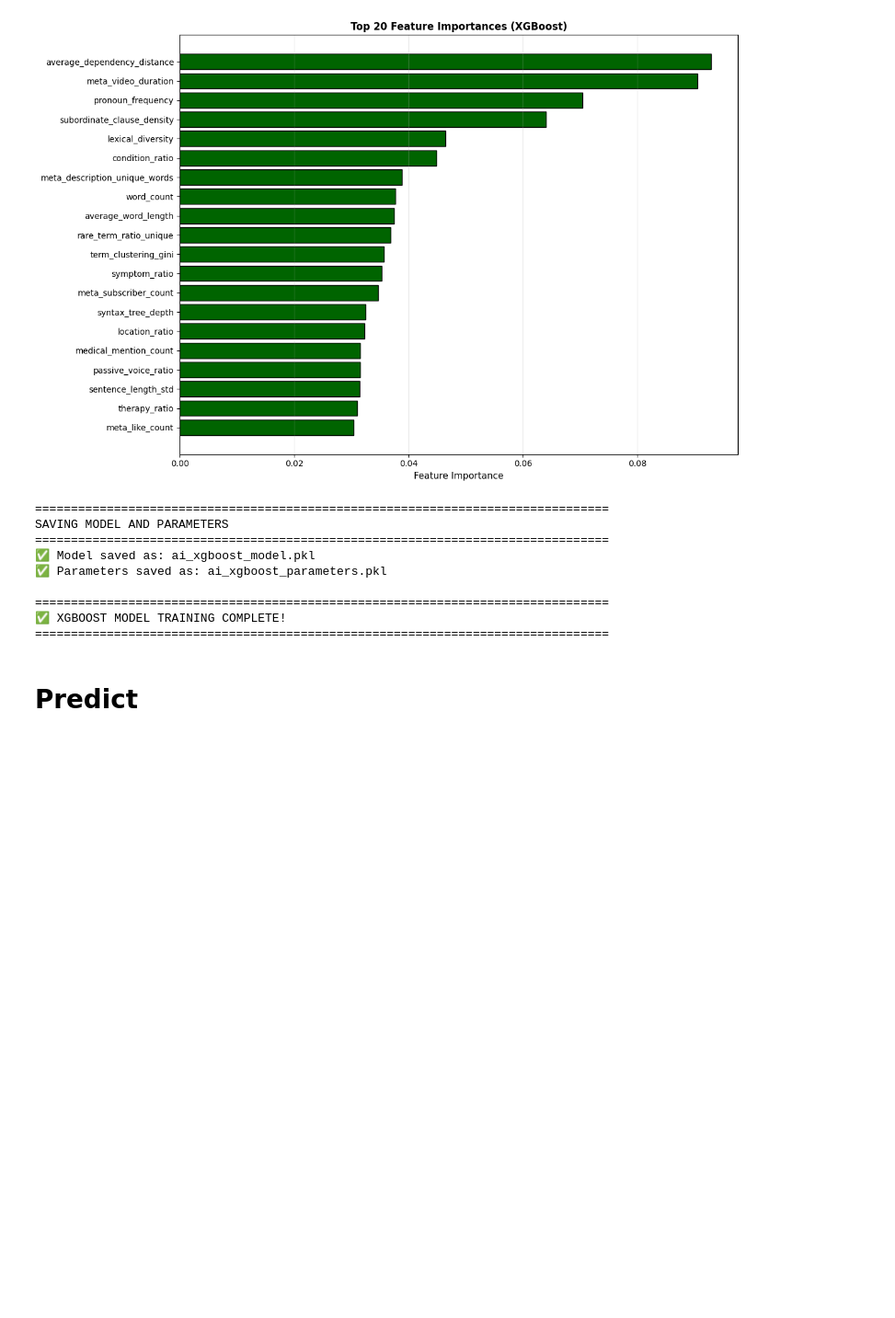
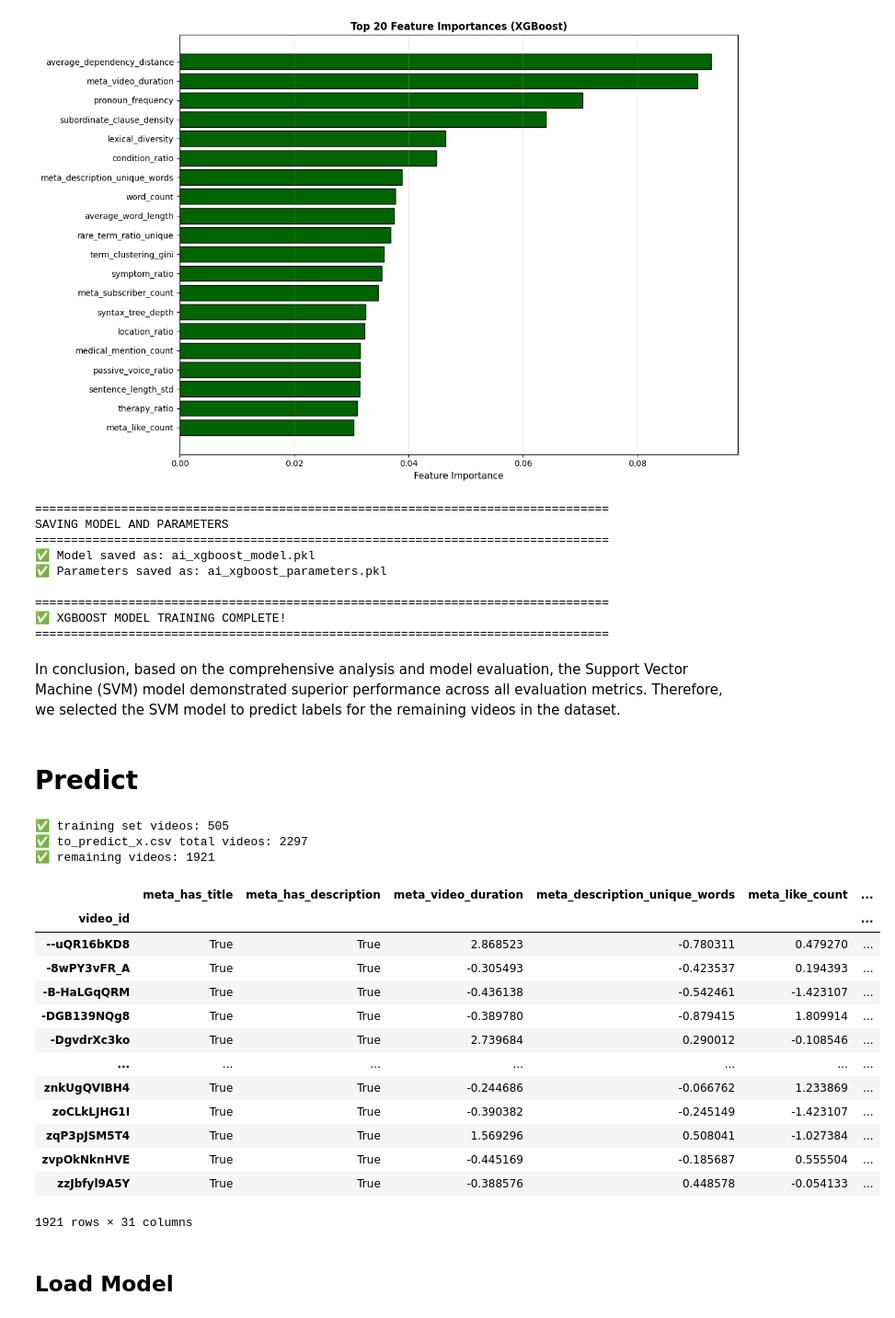
Before and after one commit to JORANnnnnn/Project_Transplant_Video_Recs, a Jupyter notebook: classifier/integrated_features/modelling_AI.ipynb, the cells around one changed output. Shown at 92% size. Saved outputs shown, nothing was run; the diff lists cells and outputs as text; code cells hidden in the pictures; blank space fills up the shorter version.

```diff
--- a/classifier/integrated_features/modelling_AI.ipynb
+++ b/classifier/integrated_features/modelling_AI.ipynb
@@ -2364,5 +2364,43 @@ SAVING MODEL AND PARAMETERS
 ================================================================================
 ✅ XGBOOST MODEL TRAINING COMPLETE!
 ================================================================================
+# %% [markdown]
+In conclusion, based on the comprehensive analysis and model evaluation,
+the Support Vector Machine (SVM) model demonstrated superior performance
+across all evaluation metrics. Therefore, we selected the SVM model to
+predict labels for the remaining videos in the dataset.
 # %% [markdown]
 # Predict
+# %%
+final_train_labels_ai_index = final_train_labels_ai.index
+
+to_predict_df = pd.read_csv('data/to_predict_x.csv').set_index("video_id")
+
+
+remaining_videos = to_predict_df[~to_predict_df.index.isin(final_train_labels_ai_index)]
+
+print(f"✅ training set videos: {len(final_train_labels_ai_index)}")
+print(f"✅ to_predict_x.csv total videos: {len(to_predict_df)}")
+print(f"✅ remaining videos: {len(remaining_videos)}")
+
+remaining_videos
+# %% [output]
+✅ training set videos: 505
+✅ to_predict_x.csv total videos: 2297
+✅ remaining videos: 1921
+|  | meta_has_title | meta_has_description | meta_video_duration | meta_description_unique_words | meta_like_count | ... |
+| video_id |  |  |  |  |  | ... |
+| --uQR16bKD8 | True | True | 2.868523 | -0.780311 | 0.479270 | ... |
+| -8wPY3vFR_A | True | True | -0.305493 | -0.423537 | 0.194393 | ... |
+| -B-HaLGqQRM | True | True | -0.436138 | -0.542461 | -1.423107 | ... |
+| -DGB139NQg8 | True | True | -0.389780 | -0.879415 | 1.809914 | ... |
+| -DgvdrXc3ko | True | True | 2.739684 | 0.290012 | -0.108546 | ... |
+| ... | ... | ... | ... | ... | ... | ... |
+| znkUgQVIBH4 | True | True | -0.244686 | -0.066762 | 1.233869 | ... |
+| zoCLkLJHG1I | True | True | -0.390382 | -0.245149 | -1.423107 | ... |
+| zqP3pJSM5T4 | True | True | 1.569296 | 0.508041 | -1.027384 | ... |
+| zvpOkNknHVE | True | True | -0.445169 | -0.185687 | 0.555504 | ... |
+| zzJbfyl9A5Y | True | True | -0.388576 | 0.448578 | -0.054133 | ... |
+1921 rows × 31 columns
+# %% [markdown]
+## Load Model
```
Also changed, not shown: parts of 4 cells of this notebook, 4 other files.
